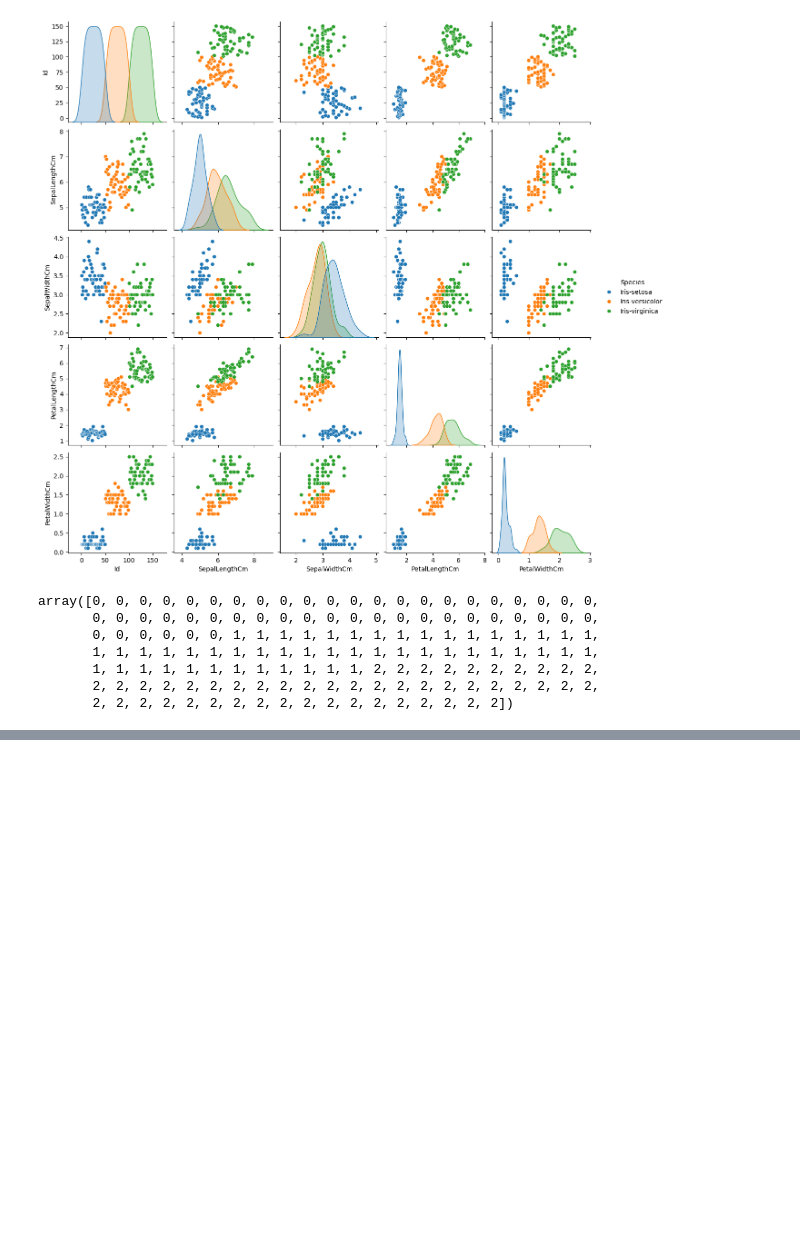
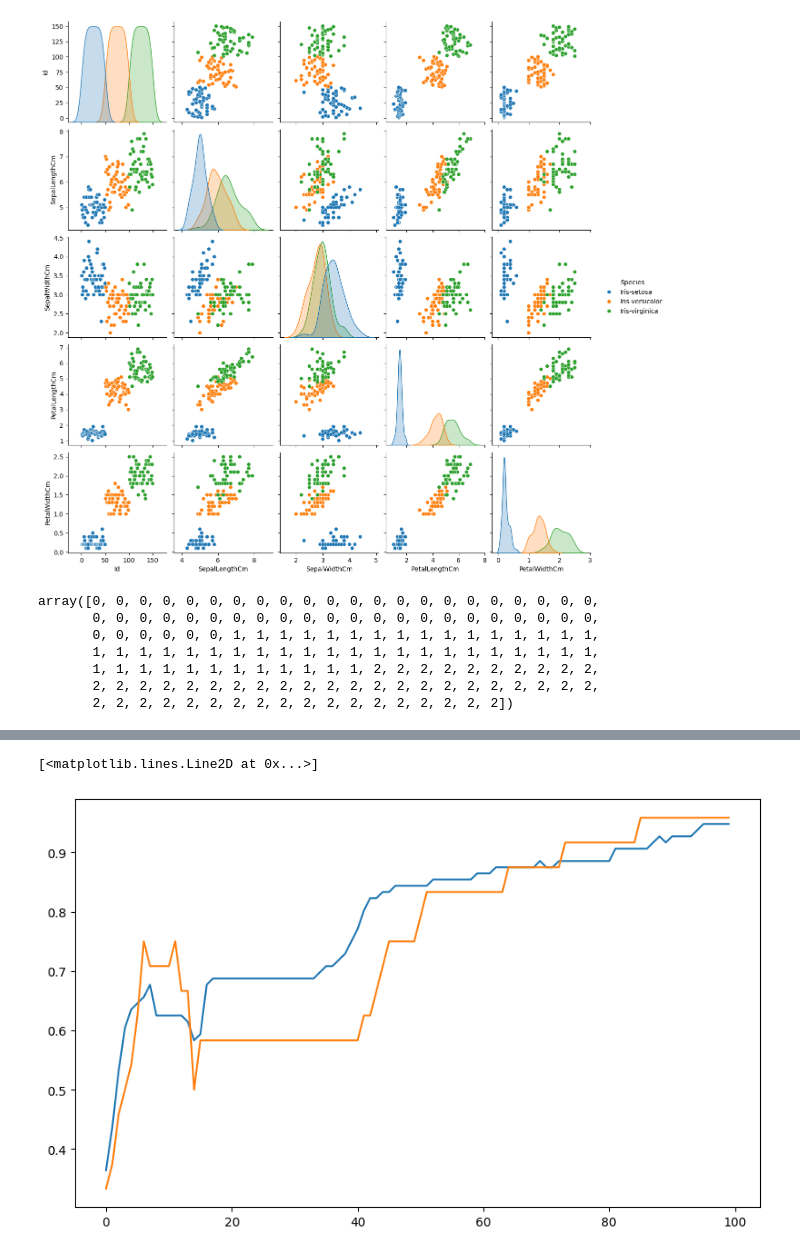
Before and after one commit to Rakesh-Patra/My-DL-Toolkit, a Jupyter notebook: ANN.ipynb, the cells around one changed output, grey strips where cells are left out. Saved outputs shown, nothing was run; the diff lists cells and outputs as text; code cells hidden in the pictures; blank space fills up the shorter version.

```diff
--- a/ANN.ipynb
+++ b/ANN.ipynb
@@ -96,0 +126,12 @@ array([0, 0, 0, 0, 0, 0, 0, 0, 0, 0, 0, 0, 0, 0, 0, 0, 0, 0, 0, 0, 0, 0,
+# %%
+y_train_cat=to_categorical(y_train,num_classes=3)
+y_test_cat=to_categorical(y_test,num_classes=3)
+# %%
+model=Sequential()
+model.add(Dense(16,activation='relu',input_shape=(4,)))
+model.add(Dense(4,activation='relu'))
+model.add(Dense(3,activation='softmax'))
+# %%
+model.compile(optimizer='adam',loss='categorical_crossentropy',metrics=['accuracy'])
+# %%
+history=model.fit(X_train_scaled,y_train_cat,epochs=100,batch_size=8,validation_split=0.2,verbose=1)
@@ -96,0 +162,7 @@ array([0, 0, 0, 0, 0, 0, 0, 0, 0, 0, 0, 0, 0, 0, 0, 0, 0, 0, 0, 0, 0, 0,
+# %%
+plt.figure(figsize=(10,6))
+plt.plot(history.history['accuracy'],label="train_acc")
+plt.plot(history.history['val_accuracy'],label = "val Acc")
+# %% [output]
+[<matplotlib.lines.Line2D at 0x...>]
+[figure, added]
```
Also changed, not shown: parts of 9 cells of this notebook.
